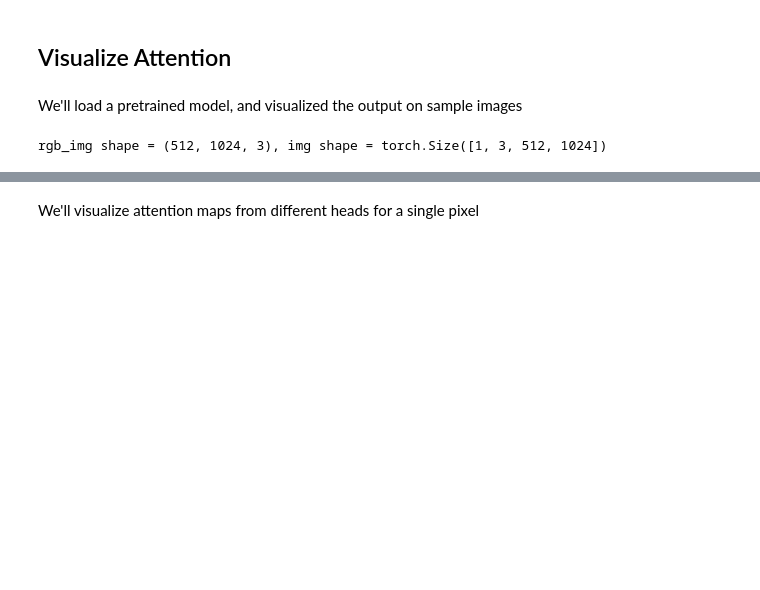
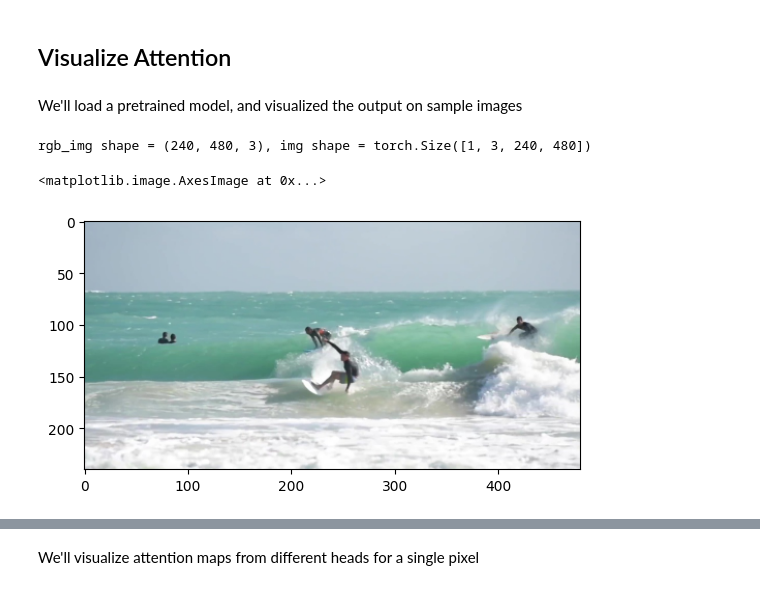
Before and after one commit to suryajayaraman/dl_blogs, a Jupyter notebook: VIT_101/notebooks/vision-transformer-vanilla.ipynb, the cells around one changed output, grey strips where cells are left out. Drawn from its saved outputs; the diff is of its cells as text; code cells hidden in the pictures; blank space fills up the shorter version.

```diff
--- a/VIT_101/notebooks/vision-transformer-vanilla.ipynb
+++ b/VIT_101/notebooks/vision-transformer-vanilla.ipynb
@@ -283,13 +283,14 @@ from torchvision import transforms as pth_transforms
 
 transform = pth_transforms.Compose([
         pth_transforms.ToTensor(),
-#         pth_transforms.Resize([img_size[0], img_size[1]]),
         pth_transforms.Normalize((0.485, 0.456, 0.406), (0.229, 0.224, 0.225)),
     ])
 
-def preprocess_image(image_path, patch_size):
-    # read image -> convert to RGB -> torch Tensor
+
+def preprocess_image(image_path, patch_size, reshape_size=None):
     rgb_img = cv2.cvtColor(cv2.imread(image_path), cv2.COLOR_BGR2RGB)
+    if reshape_size is not None:
+        rgb_img = cv2.resize(rgb_img, reshape_size, interpolation=cv2.INTER_LINEAR)
     img = transform(rgb_img)
     _, image_height, image_width = img.shape
 
@@ -300,12 +301,21 @@ def preprocess_image(image_path, patch_size):
     w_featmap = img.shape[-1] // patch_size
     h_featmap = img.shape[-2] // patch_size
     return rgb_img, img, w_featmap, h_featmap
-# %%
-test_img_path = '/home/surya/Downloads/stuttgart_00_000000_000001.png'
-rgb_img, img, w_featmap, h_featmap = preprocess_image(test_img_path, patch_size=patch_size)
-print(f"rgb_img shape = {rgb_img.shape}, img shape = {img.shape}")
-# %% [output]
-rgb_img shape = (512, 1024, 3), img shape = torch.Size([1, 3, 512, 1024])
+# %%
+# test_img_path = 'stuttgart_00_000000_000001.png'
+# test_img_path = '/kaggle/input/davis-2019-dataset/DAVIS-2017-Unsupervised-trainval-480p/DAVIS/JPEGImages/car-roundabout/00000.jpg'
+# test_img_path = '/kaggle/input/vit-backbones/test_image.jpg'
+test_img_path = '/kaggle/input/davis-2019-dataset/DAVIS-2017-Unsupervised-trainval-480p/DAVIS/JPEGImages/miami-surf/00000.jpg'
+rgb_img, img, w_featmap, h_featmap = preprocess_image(test_img_path, patch_size=patch_size, reshape_size=(480, 240))
+print(f"rgb_img shape = {rgb_img.shape}, img shape = {img.shape}")
+# %% [output]
+rgb_img shape = (240, 480, 3), img shape = torch.Size([1, 3, 240, 480])
+# %%
+import matplotlib.pyplot as plt
+plt.imshow(rgb_img)
+# %% [output]
+<matplotlib.image.AxesImage at 0x...>
+[figure, added]
 # %%
 # get last stage attention
 with torch.no_grad():
```
Also changed, not shown: parts of 5 cells of this notebook.
